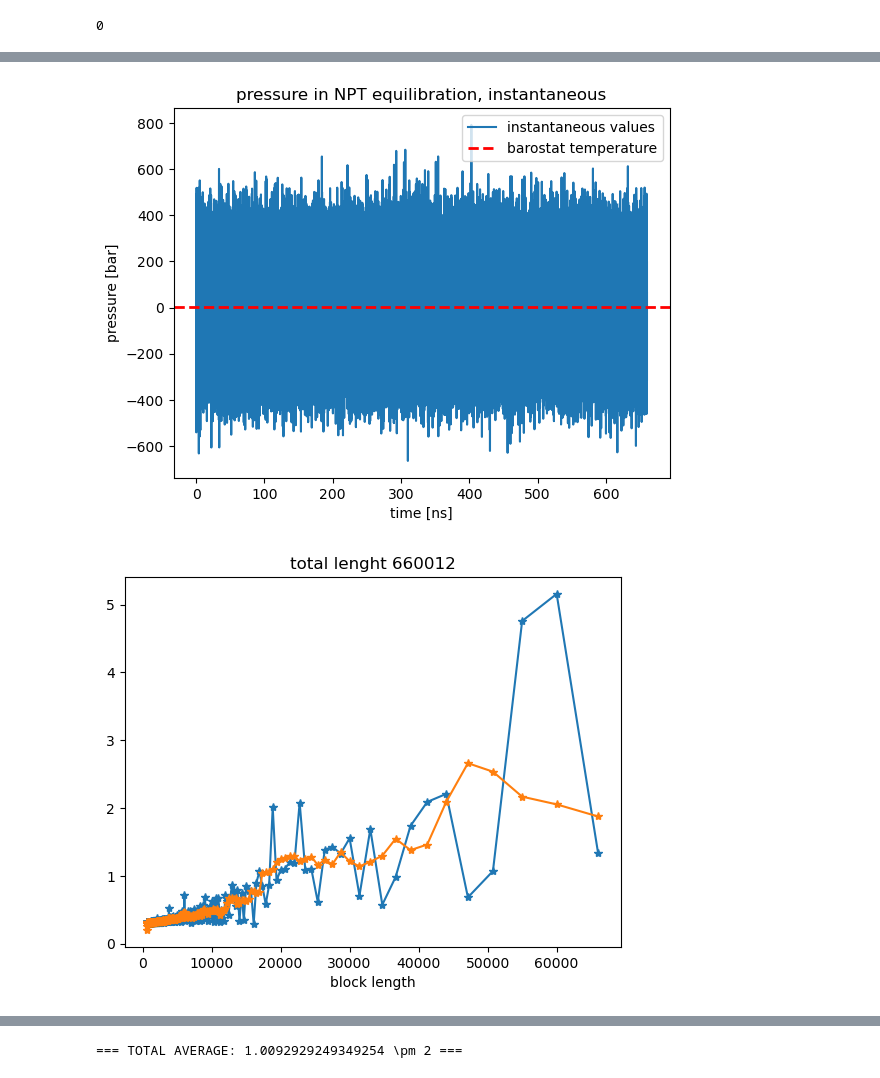
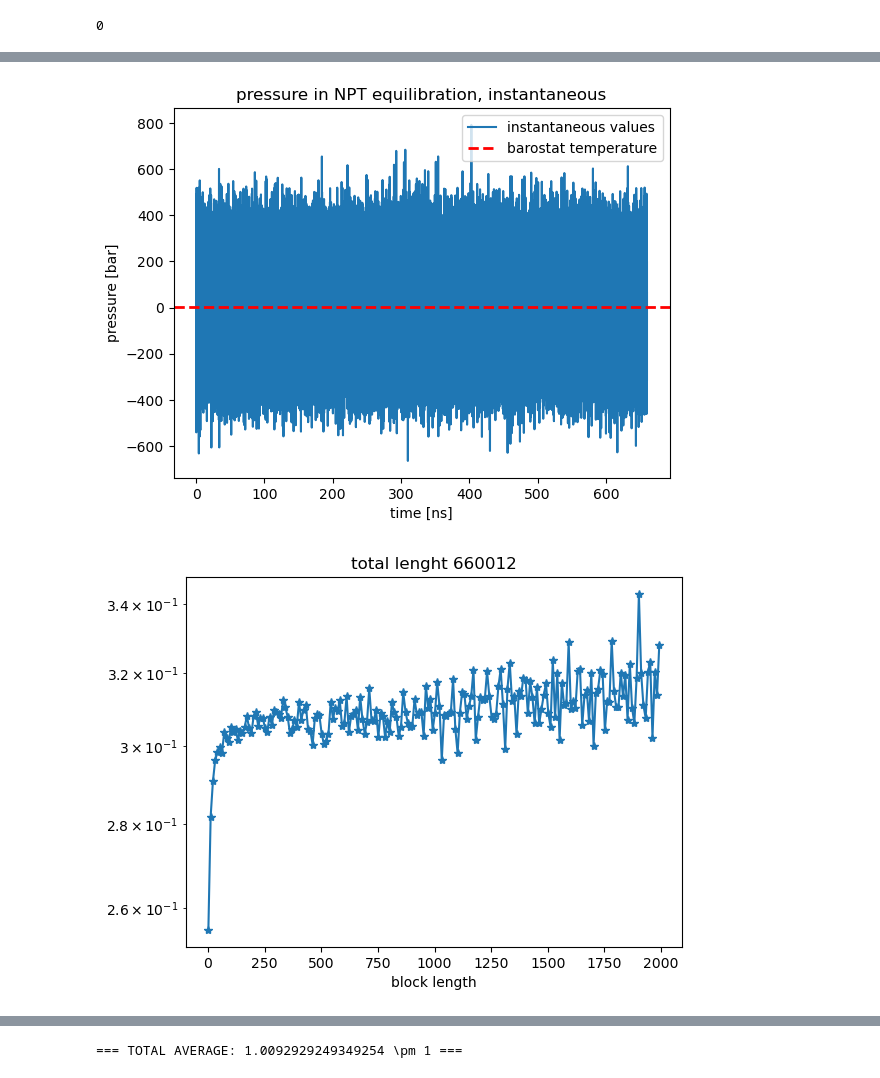
Before and after one commit to gac-uni/cbp_final2, a Jupyter notebook: notebooks/mtx/mtx.ipynb, the cells around one changed output, grey strips where cells are left out. Drawn from its saved outputs; the diff is of its cells as text; code cells hidden in the pictures.

```diff
--- a/notebooks/mtx/mtx.ipynb
+++ b/notebooks/mtx/mtx.ipynb
@@ -7,9 +7,10 @@ import os
 def blocking(df, obs, time="t"):
     # blocking
     len_df = max(df[time])
-    blk_num = np.arange(10, 1000)
-    blk_sizes = [len_df // i for i in blk_num]
+    # blk_num = np.arange(1000, 10000)
+    # blk_sizes = [len_df // i for i in blk_num]
     # blk_sizes = np.arange(2, np.floor(len_df), 100, dtype = int)
+    blk_sizes = np.arange(2, 2000, 10, dtype = int)
     stdev = np.zeros(len(blk_sizes))
 
     for i, l in enumerate(blk_sizes):
@@ -18,9 +19,11 @@ def blocking(df, obs, time="t"):
     plt.plot(blk_sizes, stdev, '*-')
     window_size = 6
     kernel = np.ones(window_size) / window_size
-    plt.plot(blk_sizes, np.convolve(stdev, kernel, mode='same'), '*-')
+    # plt.plot(blk_sizes, np.convolve(stdev, kernel, mode='same'), '*-')
     plt.xlabel("block length")
     plt.title(f"total lenght {len_df}")
+    #plt.ylim(0, 0.02)
+    plt.yscale("log")
     plt.show()
 # %%
 data_path0 = "../../data_3eig/02_processed/02_npt/prod_0/"
@@ -74,7 +77,7 @@ tem_df = pd.concat([tem_df0, tem_df1, tem_df2, tem_df3, tem_df4, tem_df5, tem_df
 tem_df["t"] = 2 * np.arange(len(tem_df))
 # %%
 window_size = 30000
-window_size_P = 30000
+window_size_P = 3000
 # %%
 plt.plot(tem_df["t"], tem_df["T"], label = "instantaneous values, instantaneous")
 plt.title("temperature in NPT equilibration")
@@ -108,27 +111,28 @@ print(f"=== TOTAL AVERAGE: {tem_df["T"].mean()} \\pm {0.02} ===")
 # %%
 plt.plot(tem_df["t"] / 1000, tem_df["P"], label = "instantaneous values")
 plt.title("pressure in NPT equilibration, instantaneous")
 plt.xlabel("time [ns]")
 plt.ylabel("pressure [bar]")
 plt.axhline(y=1, color='r', linestyle='--', linewidth=2, label = "barostat temperature")
 plt.legend()
 plt.show()
 
 blocking(tem_df, obs = "P") # N_eff = 20
 
-cum_press = tem_df["P"].rolling(window_size_P).mean()
+cum_press = tem_df["P"].rolling(window_size_P, center = True).mean()
 errors_press = np.sqrt(tem_df["P"].rolling(window_size_P).var() / 2)
 plt.plot(tem_df["t"] / 1000, cum_press, label = "rolling average")
 # plt.fill_between(tem_df["t"] / 1000, cum_press + errors_press, cum_press - errors_press, alpha=0.3)
 plt.title("pressure in production run, rolling average")
 plt.xlabel("time [ns]")
 plt.ylabel("pressure [bar]")
 plt.axhline(y=1, color='r', linestyle='--', linewidth=2, label = "barostat pressure")
+plt.axhline(y=0, color='r', linestyle='--', linewidth=2, label = "barostat pressure")
 plt.legend()
 plt.ylim(-5,7)
 plt.show()
 
 print(f"=== TOTAL AVERAGE: {tem_df["P"].mean()} \\pm {1} ===")
 # %% [output]
 [figure]
-[figure, old version]
+[figure, new version]
@@ -136,4 +140,4 @@ print(f"=== TOTAL AVERAGE: {tem_df["P"].mean()} \\pm {1} ===")
-=== TOTAL AVERAGE: 1.0092929249349254 \pm 2 ===
+=== TOTAL AVERAGE: 1.0092929249349254 \pm 1 ===
 # %%
 plt.plot(tem_df["t"] / 1000, tem_df["n"], label = "instantaneous values")
 plt.plot(tem_df["t"] / 1000, tem_df["n"].rolling(window_size).mean(), label = "cumulative average")
```
Also changed, not shown: parts of 3 cells of this notebook, 30 other files.
